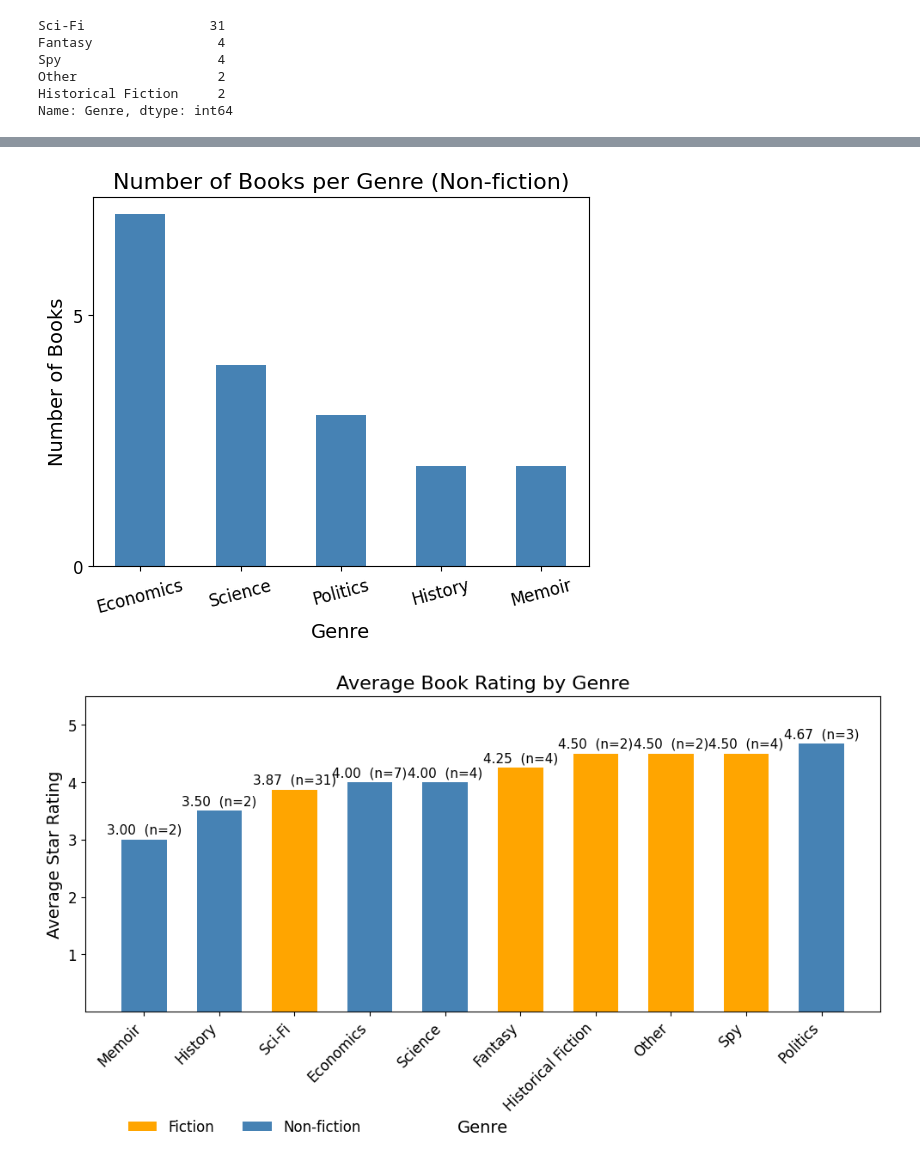
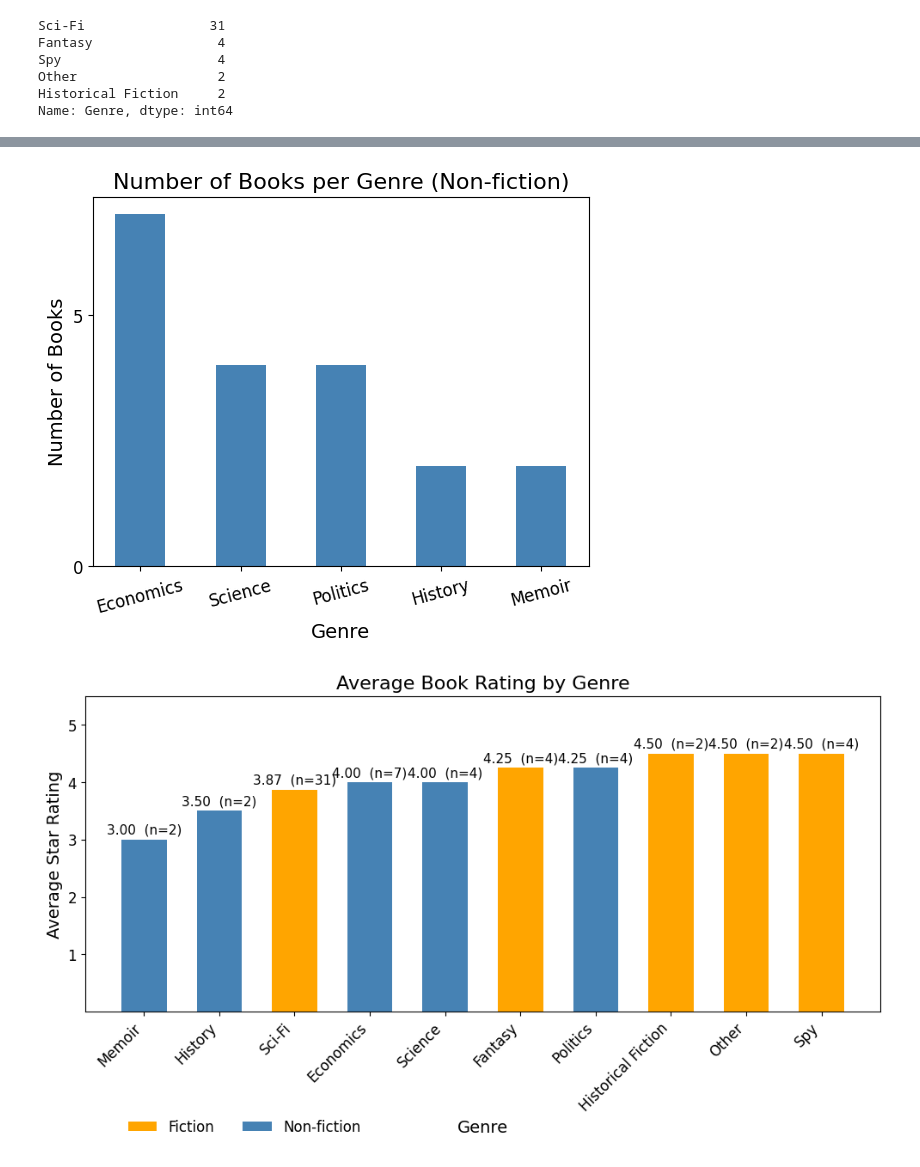
Before and after one commit to benstratton6/benjaminstratton, a Jupyter notebook: Miscellaneous_books_graphs.ipynb, the cells around one changed output, grey strips where cells are left out. Saved outputs shown, nothing was run; the diff lists cells and outputs as text; code cells hidden in the pictures.

```diff
--- a/Miscellaneous_books_graphs.ipynb
+++ b/Miscellaneous_books_graphs.ipynb
@@ -65,6 +65,7 @@ data = [
     {"Name": "Educated", "Author": "Tara Westover", "Genre": "Memoir", "Stars": 3, "type": "non-fiction", "year" : 2026},
     {"Name": "Pachinko", "Author": "Min Jin Lee", "Genre": "Historical Fiction", "Stars": 5, "type": "fiction", "year" : 2026},
     {"Name": "Anathem", "Author": "Neal Stephenson", "Genre": "Sci-Fi", "Stars": 4, "type": "fiction", "year" : 2026},
+    {"Name": "Blood and Oil: Mohammed Bin Salman's Ruthless Quest For Global Power", "Author": "Bradley Hope & Justin Scheck", "Genre": "Politics", "Stars": 3, "type": "non-fiction", "year" : 2026},
 ]
 
 df = pd.DataFrame(data)
@@ -209,9 +210,9 @@ plt.show()
 Sci-Fi                31
 Fantasy                4
 Spy                    4
 Other                  2
 Historical Fiction     2
 Name: Genre, dtype: int64
 [figure]
-[figure, old version]
+[figure, new version]
-[figure, old version]
+[figure, new version]
```
Also changed, not shown: parts of 1 cell of this notebook, 1 other file.
